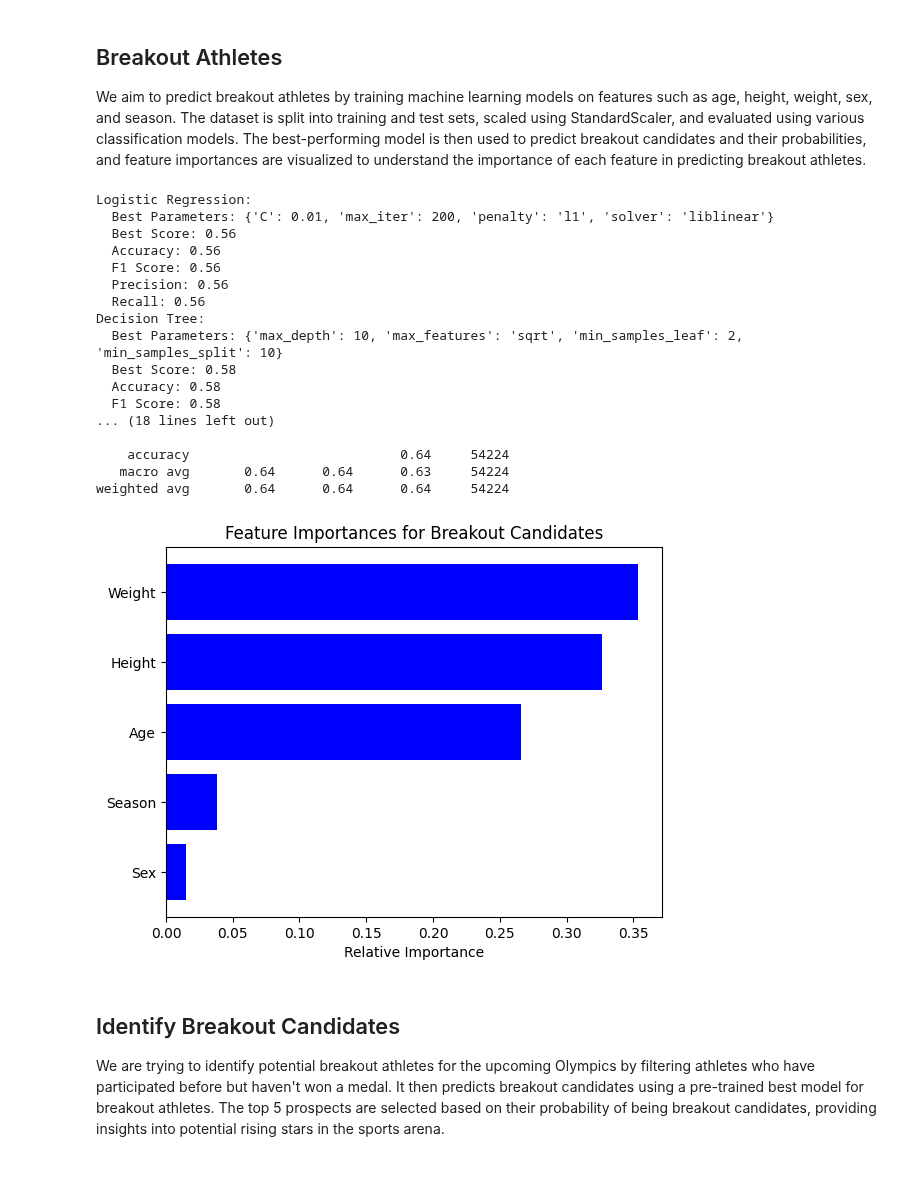
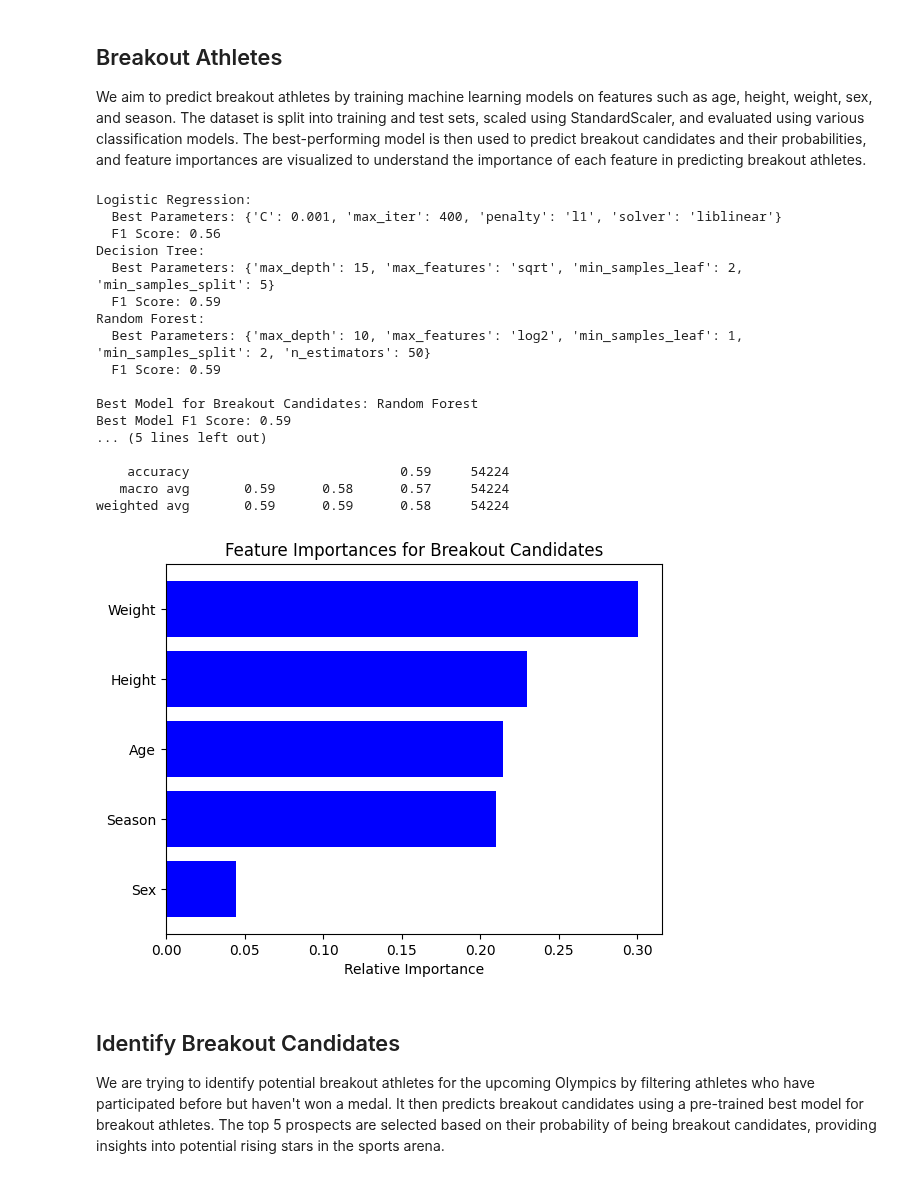
Before and after one commit to joey-tsai/Athletic-Performance-Predictor, a Jupyter notebook: FinalProject.ipynb, the cells around one changed output. Saved outputs shown, nothing was run; the diff lists cells and outputs as text; code cells hidden in the pictures.

```diff
--- a/FinalProject.ipynb
+++ b/FinalProject.ipynb
@@ -24,9 +23,9 @@ We load in our data to prepare the dataset for further analysis by handling miss
 athlete_events = pd.read_csv('athlete_events.csv')
 
 # Calculate median values for each column
-age_median = athlete_events['Age'].mean()
-height_median = athlete_events['Height'].mean()
-weight_median = athlete_events['Weight'].mean()
+age_median = athlete_events['Age'].median()
+height_median = athlete_events['Height'].median()
+weight_median = athlete_events['Weight'].median()
 
 # Fill missing values with median values
 athlete_events['Age'] = athlete_events['Age'].fillna(age_median)
@@ -118,17 +117,17 @@ logisticRegression_params = {
 
 # Hyperparameters for Decision Tree
 decisisonTree_params = {
-    'max_depth': [3, 5, 7, 10],
+    'max_depth': [5, 7, 10, 15],
     'min_samples_split': [2, 5, 10, 20],
-    'min_samples_leaf': [1, 2, 4, 8],
+    'min_samples_leaf': [2, 4, 8],
     'max_features': ['sqrt', 'log2']
 }
 
 # Hyperparameters for Random Forest
 randomForest_params = {
-    'n_estimators': [50, 100, 200],
-    'max_depth': [5, 10, 20],
-    'min_samples_split': [2, 5, 10],
+    'n_estimators': [10, 50, 100],
+    'max_depth': [5, 10],
+    'min_samples_split': [2, 5],
     'min_samples_leaf': [1, 2],
     'max_features': ['sqrt', 'log2']
 }
@@ -137,7 +136,7 @@ randomForest_params = {
 # Initialize models with GridSearchCV
 models = {
     'Logistic Regression': GridSearchCV(LogisticRegression(), param_grid=logisticRegression_params, cv=5),
-    'Decision Tree': GridSearchCV(DecisionTreeClassifier(), param_grid=decisisonTree_params, cv=5),
+    'Decision Tree': GridSearchCV(DecisionTreeClassifier(), param_grid=decisisonTree_params, cv=5, scoring='f1'),
     'Random Forest': GridSearchCV(RandomForestClassifier(), param_grid=randomForest_params, cv=5)
 }
 # %% [markdown]
@@ -163,18 +162,7 @@ for name, model in models.items():
     model.fit(X_train_scaled, y_train)
     print(f"{name}:")
     print(f"  Best Parameters: {model.best_params_}")
-    print(f"  Best Score: {model.best_score_:.2f}")
-
     y_pred = model.predict(X_test_scaled)
-    accuracy = accuracy_score(y_test, y_pred)
-    f1 = f1_score(y_test, y_pred, average='micro')
-    precision = precision_score(y_test, y_pred, average='micro', zero_division=0)
-    recall = recall_score(y_test, y_pred, average='micro')
-
-    print(f"  Accuracy: {accuracy:.2f}")
-    print(f"  F1 Score: {f1:.2f}")
-    print(f"  Precision: {precision:.2f}")
-    print(f"  Recall: {recall:.2f}")
 
     # Confusion Matrix
     cm = confusion_matrix(y_test, y_pred)
@@ -189,13 +177,9 @@ best_model = models[best_model_name].best_estimator_
 # Evaluate the best model
 best_model.fit(X_train_scaled, y_train)
 y_pred_best = best_model.predict(X_test_scaled)
-accuracy_best = accuracy_score(y_test, y_pred_best)
-f1_best = f1_score(y_test, y_pred_best, average='micro')
 classification_report_best = classification_report(y_test, y_pred_best)
 
 print(f"\nBest Model: {best_model_name}")
-print(f"Best Model Accuracy: {accuracy_best:.2f}")
-print(f"Best Model F1 Score: {f1_best:.2f}")
 print(f"Classification Report:\n{classification_report_best}")
 
 # Feature Importances
@@ -266,64 +233,54 @@ for name, model in models.items():
     model.fit(X_train_scaled_breakout, y_train_breakout)
     print(f"{name}:")
     print(f"  Best Parameters: {model.best_params_}")
-    print(f"  Best Score: {model.best_score_:.2f}")
 
     y_pred_breakout = model.predict(X_test_scaled_breakout)
-    accuracy_breakout = accuracy_score(y_test_breakout, y_pred_breakout)
     f1_breakout = f1_score(y_test_breakout, y_pred_breakout, average='micro')
-    precision_breakout = precision_score(y_test_breakout, y_pred_breakout, average='micro', zero_division=0)
-    recall_breakout = recall_score(y_test_breakout, y_pred_breakout, average='micro')
-
-    print(f"  Accuracy: {accuracy_breakout:.2f}")
     print(f"  F1 Score: {f1_breakout:.2f}")
-    print(f"  Precision: {precision_breakout:.2f}")
-    print(f"  Recall: {recall_breakout:.2f}")
 
 
 # Get the best model
 best_model_name_breakout = max(models, key=lambda k: models[k].best_score_)
 best_model_breakout = models[best_model_name_breakout].best_estimator_
 
 # Evaluate the best model
 best_model_breakout.fit(X_train_scaled_breakout, y_train_breakout)
 y_pred_best_breakout = best_model_breakout.predict(X_test_scaled_breakout)
-accuracy_best_breakout = accuracy_score(y_test_breakout, y_pred_best_breakout)
 f1_best_breakout = f1_score(y_test_breakout, y_pred_best_breakout, average='micro')
 classification_report_best_breakout = classification_report(y_test_breakout, y_pred_best_breakout)
 
 print(f"\nBest Model for Breakout Candidates: {best_model_name_breakout}")
-print(f"Best Model Accuracy: {accuracy_best_breakout:.2f}")
 print(f"Best Model F1 Score: {f1_best_breakout:.2f}")
 print(f"Classification Report for Breakout Candidates:\n{classification_report_best_breakout}")
 
 # Feature Importances
 if hasattr(best_model_breakout, 'feature_importances_'):
     importances_breakout = best_model_breakout.feature_importances_
     indices_breakout = np.argsort(importances_breakout)
     plt.title('Feature Importances for Breakout Candidates')
     plt.barh(range(len(indices_breakout)), importances_breakout[indices_breakout], color='b', align='center')
     plt.yticks(range(len(indices_breakout)), [features[i] for i in indices_breakout])
     plt.xlabel('Relative Importance')
     plt.show()
 # %% [output]
 Logistic Regression:
-  Best Parameters: {'C': 0.01, 'max_iter': 200, 'penalty': 'l1', 'solver': 'liblinear'}
-  Best Score: 0.56
-  Accuracy: 0.56
+  Best Parameters: {'C': 0.001, 'max_iter': 400, 'penalty': 'l1', 'solver': 'liblinear'}
   F1 Score: 0.56
-  Precision: 0.56
-  Recall: 0.56
 Decision Tree:
-  Best Parameters: {'max_depth': 10, 'max_features': 'sqrt', 'min_samples_leaf': 2, 'min_samples_split': 10}
-  Best Score: 0.58
-  Accuracy: 0.58
-  F1 Score: 0.58
-... (18 lines left out)
+  Best Parameters: {'max_depth': 15, 'max_features': 'sqrt', 'min_samples_leaf': 2, 'min_samples_split': 5}
+  F1 Score: 0.59
+Random Forest:
+  Best Parameters: {'max_depth': 10, 'max_features': 'log2', 'min_samples_leaf': 1, 'min_samples_split': 2, 'n_estimators': 50}
+  F1 Score: 0.59
 
-    accuracy                           0.64     54224
-   macro avg       0.64      0.64      0.63     54224
-weighted avg       0.64      0.64      0.64     54224
+Best Model for Breakout Candidates: Random Forest
+Best Model F1 Score: 0.59
+... (5 lines left out)
+
+    accuracy                           0.59     54224
+   macro avg       0.59      0.58      0.57     54224
+weighted avg       0.59      0.59      0.58     54224
-[figure, old version]
+[figure, new version]
 # %% [markdown]
 ## Identify Breakout Candidates
 We are trying to identify potential breakout athletes for the upcoming Olympics by filtering athletes who have participated before but haven't won a medal. It then predicts breakout candidates using a pre-trained best model for breakout athletes. The top 5 prospects are selected based on their probability of being breakout candidates, providing insights into potential rising stars in the sports arena.
```
Also changed, not shown: parts of 6 cells of this notebook.
